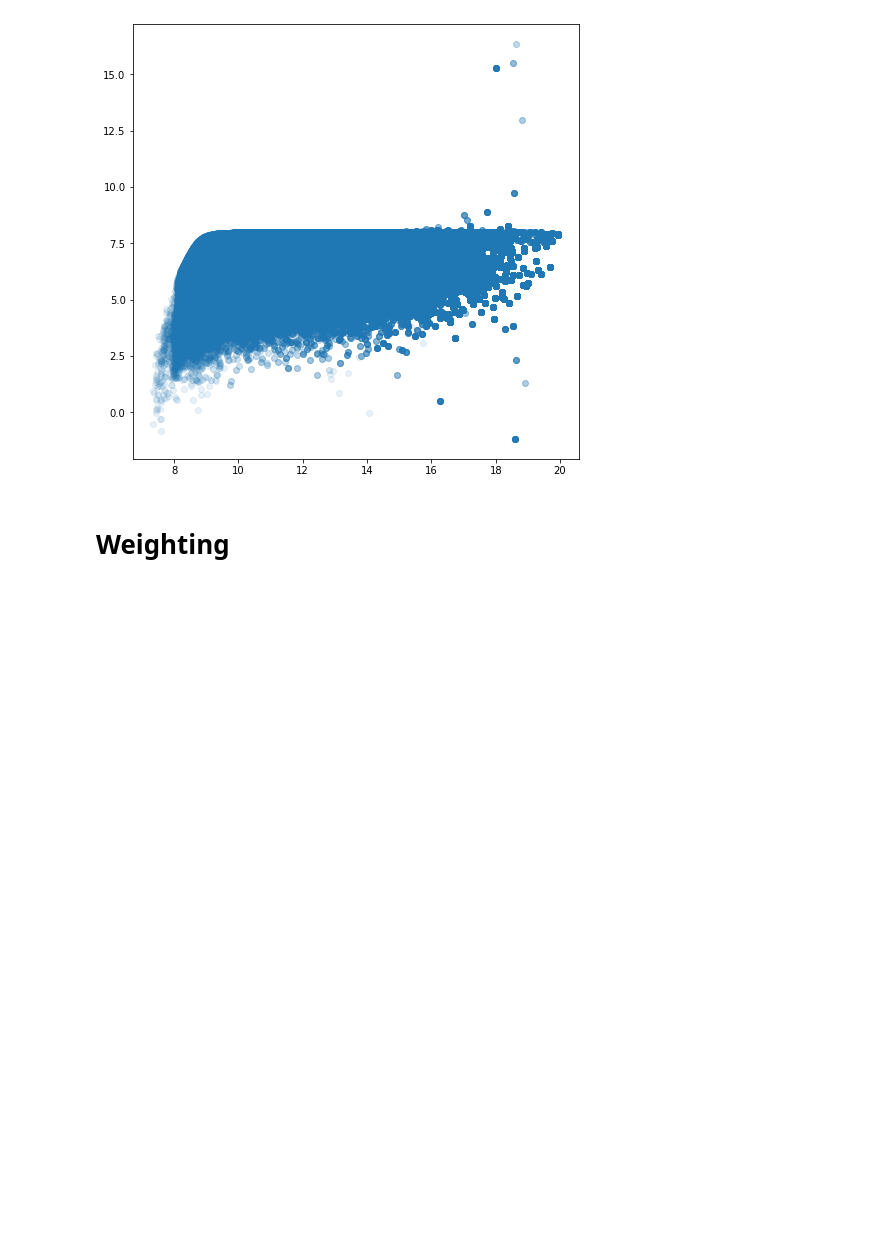
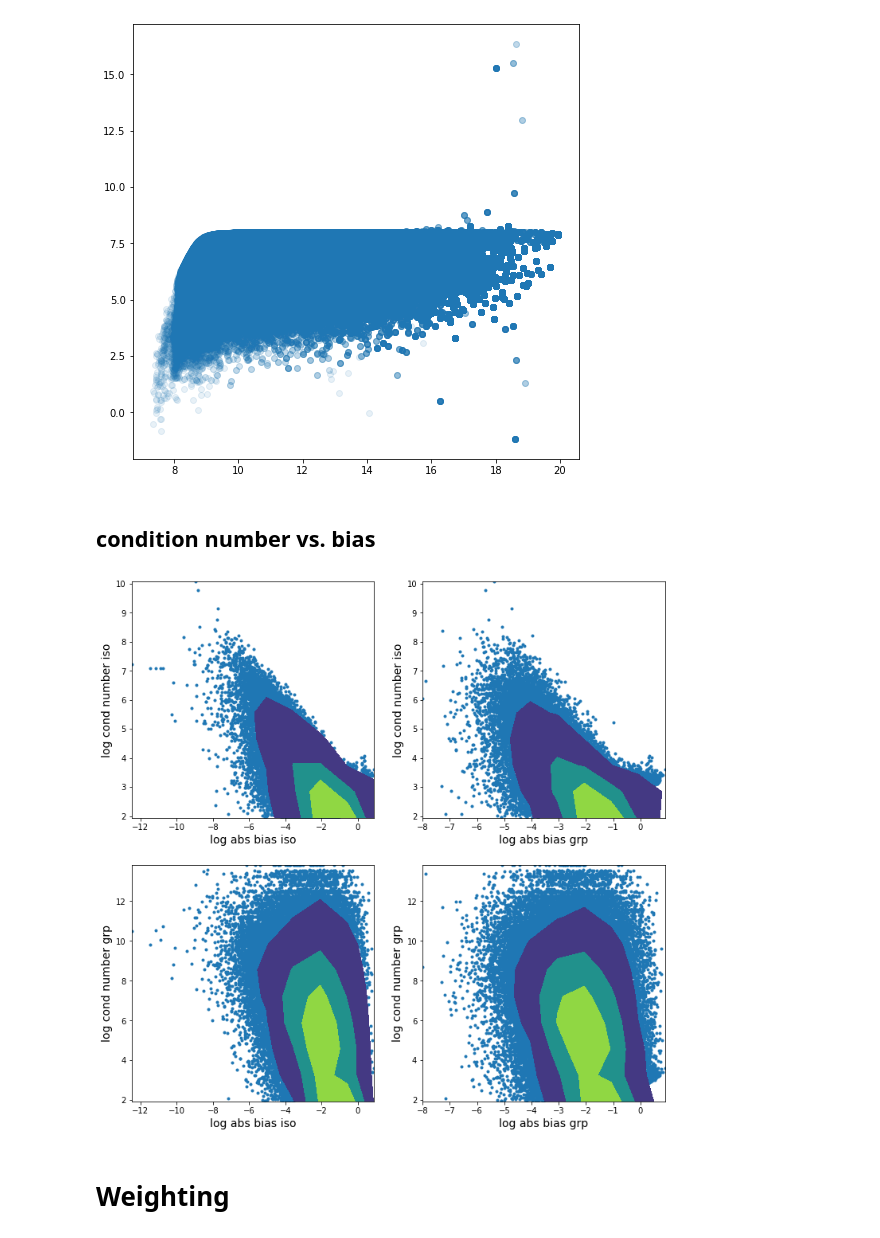
Before and after one commit to ismael-mendoza/wld_code, a Jupyter notebook: notebooks/reflect2.ipynb, the cells around one changed output. Saved outputs shown, nothing was run; the diff lists cells and outputs as text; code cells hidden in the pictures; blank space fills up the shorter version.

```diff
--- a/notebooks/reflect2.ipynb
+++ b/notebooks/reflect2.ipynb
@@ -165,6 +161,41 @@ plt.scatter(conds1, conds1 - conds2, alpha=0.1)
 # %% [output]
 <matplotlib.collections.PathCollection at 0x...>
 [figure]
+# %% [markdown]
+## condition number vs. bias
+# %%
+#selection cuts
+temp1 = fcats[4]
+cond = (temp1['cond_num'] < np.inf) & (temp1['bias_g1_grp']  != 0) & (temp1['cond_num_grp'] < np.inf)
+cond_num_iso = np.log10(temp1[cond]['cond_num'])
+cond_num_grp = np.log10(temp1[cond]['cond_num_grp'])
+bias_iso = np.log10(np.absolute(temp1[cond]['bias_g1']))
+bias_grp = np.log10(np.absolute(temp1[cond]['bias_g1_grp']))
+# %%
+fig, axs = plt.subplots(nrows=2,ncols=2,figsize=(12,12))
+axes = axs.flatten()
+num_points = len(bias_iso)
+
+scatter_contour(bias_iso, cond_num_iso, ax=axes[0], levels=4, threshold=num_points/100)
+axes[0].set_xlabel("log abs bias iso", size=14);
+axes[0].set_ylabel("log cond number iso", size=14)
+
+
+scatter_contour(bias_grp, cond_num_iso, ax=axes[1], levels=4, threshold=num_points/100)
+axes[1].set_xlabel("log abs bias grp", size=14);
+axes[1].set_ylabel("log cond number iso", size=14)
+
+
+scatter_contour(bias_iso, cond_num_grp, ax=axes[2], levels=4, threshold=num_points/100)
+axes[2].set_xlabel("log abs bias iso", size=14);
+axes[2].set_ylabel("log cond number grp", size=14)
+axes[2].set_ylim()
+
+scatter_contour(bias_grp, cond_num_grp, ax=axes[3], levels=4, threshold=num_points/100)
+axes[3].set_xlabel("log abs bias grp", size=14);
+axes[3].set_ylabel("log cond number grp", size=14);
+# %% [output]
+[figure, added]
 # %% [markdown]
 # Weighting
 # %%
```
Also changed, not shown: parts of 58 cells of this notebook, 4 other files.
